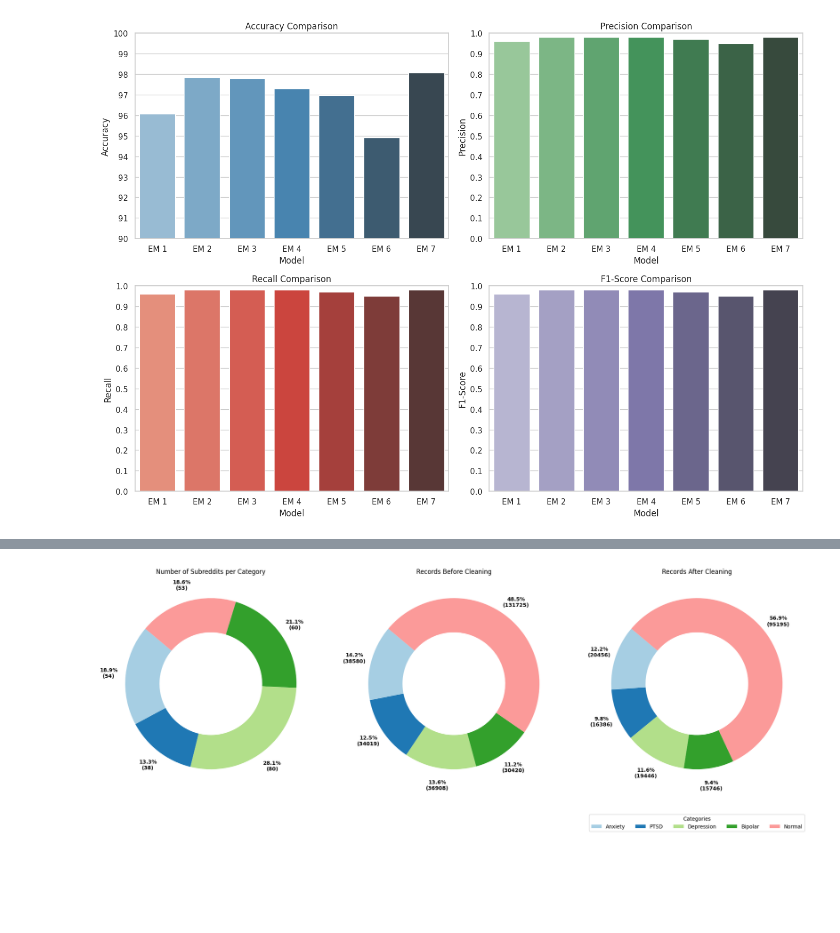
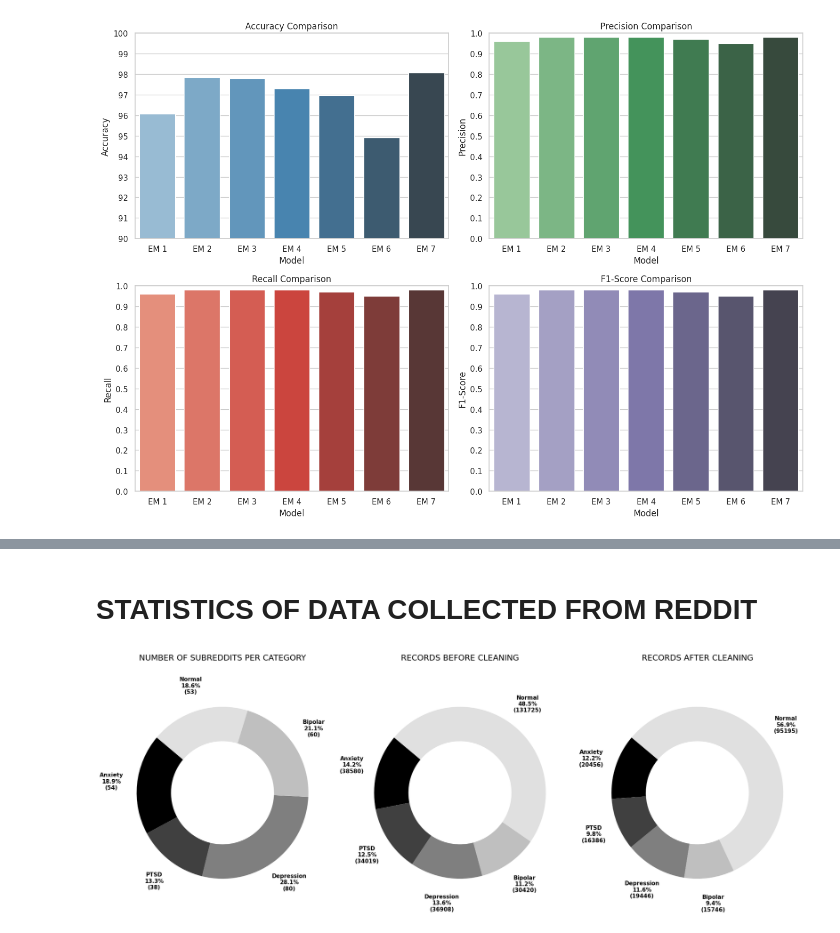
Before and after one commit to arkapg211002/MAFSMBMDDPWI-FYP-2025, a Jupyter notebook: D03 Model Training and Evaluation/Result Comparison Graph.ipynb, the cells around one changed output, grey strips where cells are left out. Saved outputs shown, nothing was run; the diff lists cells and outputs as text; code cells hidden in the pictures; blank space fills up the shorter version.

```diff
--- a/D03 Model Training and Evaluation/Result Comparison Graph.ipynb
+++ b/D03 Model Training and Evaluation/Result Comparison Graph.ipynb
@@ -702,3 +319,5 @@ print(df)
+# %% [markdown]
+# STATISTICS OF DATA COLLECTED FROM REDDIT
 # %%
 import matplotlib.pyplot as plt
 import pandas as pd
@@ -718,69 +337,57 @@ data = pd.DataFrame({
     'After Cleaning': after_cleaning
 })
 
-# Function to add percentage and actual number labels around the donut
-def add_labels(patches, texts, percents, actual_numbers):
-    for patch, percent, actual in zip(patches, percents, actual_numbers):
+# Function to add category, percentage, and actual number labels around the donut
+def add_labels(patches, percents, actual_numbers, categories):
+    for patch, percent, actual, cat in zip(patches, percents, actual_numbers, categories):
         angle = (patch.theta2 - patch.theta1) / 2.0 + patch.theta1
         x = np.cos(np.radians(angle))
         y = np.sin(np.radians(angle))
+        label = f"{cat}\n{percent}\n({actual})"
         plt.text(
-            x * 1.2, y * 1.2, f"{percent}\n({actual})",
-            ha='center', va='center', fontweight='bold', fontsize=10
+            x * 1.3, y * 1.3, label,
+            ha='center', va='center', fontweight='bold', fontsize=11  # increased fontsize
         )
 
-# Define colors for consistency
-colors = plt.cm.Paired.colors
+# Define grayscale color palette
+grayscale_colors = ['#000000', '#404040', '#7f7f7f', '#bfbfbf', '#e0e0e0']
 
 # Plotting
-plt.figure(figsize=(20, 8))
+plt.figure(figsize=(20, 10))   # increased height from 8 to 10
 
 # Subreddits Count (Donut Chart)
 plt.subplot(1, 3, 1)
-patches, texts = plt.pie(
-    data['Subreddits'], labels=None, autopct=None, startangle=140,
-    wedgeprops={'width': 0.4}, colors=colors
+patches, _ = plt.pie(
+    data['Subreddits'], labels=None, startangle=140,
+    wedgeprops={'width': 0.4}, colors=grayscale_colors
 )
 percents = [f"{p}%" for p in (data['Subreddits'] / sum(data['Subreddits']) * 100).round(1)]
-actual_numbers = data['Subreddits']
-add_labels(patches, texts, percents, actual_numbers)
-plt.title('Number of Subreddits per Category')
+add_labels(patches, percents, data['Subreddits'], data['Category'])
+plt.title('NUMBER OF SUBREDDITS PER CATEGORY', pad=50, fontsize=16)
 
 # Records Before Cleaning (Donut Chart)
 plt.subplot(1, 3, 2)
-patches, texts = plt.pie(
-    data['Before Cleaning'], labels=None, autopct=None, startangle=140,
-    wedgeprops={'width': 0.4}, colors=colors
+patches, _ = plt.pie(
+    data['Before Cleaning'], labels=None, startangle=140,
+    wedgeprops={'width': 0.4}, colors=grayscale_colors
 )
 percents = [f"{p}%" for p in (data['Before Cleaning'] / sum(data['Before Cleaning']) * 100).round(1)]
-actual_numbers = data['Before Cleaning']
-add_labels(patches, texts, percents, actual_numbers)
-plt.title('Records Before Cleaning')
+add_labels(patches, percents, data['Before Cleaning'], data['Category'])
+plt.title('RECORDS BEFORE CLEANING', pad=50, fontsize=16)
 
 # Records After Cleaning (Donut Chart)
 plt.subplot(1, 3, 3)
-patches, texts = plt.pie(
-    data['After Cleaning'], labels=None, autopct=None, startangle=140,
-    wedgeprops={'width': 0.4}, colors=colors
+patches, _ = plt.pie(
+    data['After Cleaning'], labels=None, startangle=140,
+    wedgeprops={'width': 0.4}, colors=grayscale_colors
 )
 percents = [f"{p}%" for p in (data['After Cleaning'] / sum(data['After Cleaning']) * 100).round(1)]
-actual_numbers = data['After Cleaning']
-add_labels(patches, texts, percents, actual_numbers)
-plt.title('Records After Cleaning')
-
-# Add a legend at the bottom
-plt.legend(
-    labels=data['Category'],
-    loc='center',
-    bbox_to_anchor=(0.5, -0.15),
-    ncol=len(data['Category']),
-    fontsize=10,
-    title='Categories'
-)
+add_labels(patches, percents, data['After Cleaning'], data['Category'])
+plt.title('RECORDS AFTER CLEANING', pad=50, fontsize=16)
 
 # Adjust layout
-plt.tight_layout()
-plt.subplots_adjust(bottom=0.2)  # Ensure space for the legend
+plt.tight_layout(pad=2.0)
+plt.subplots_adjust(bottom=0.15)  # extra bottom space
 plt.show()
 # %% [output]
-[figure, old version]
+[figure, new version]
```
Also changed, not shown: parts of 13 cells of this notebook, 1 other file.
